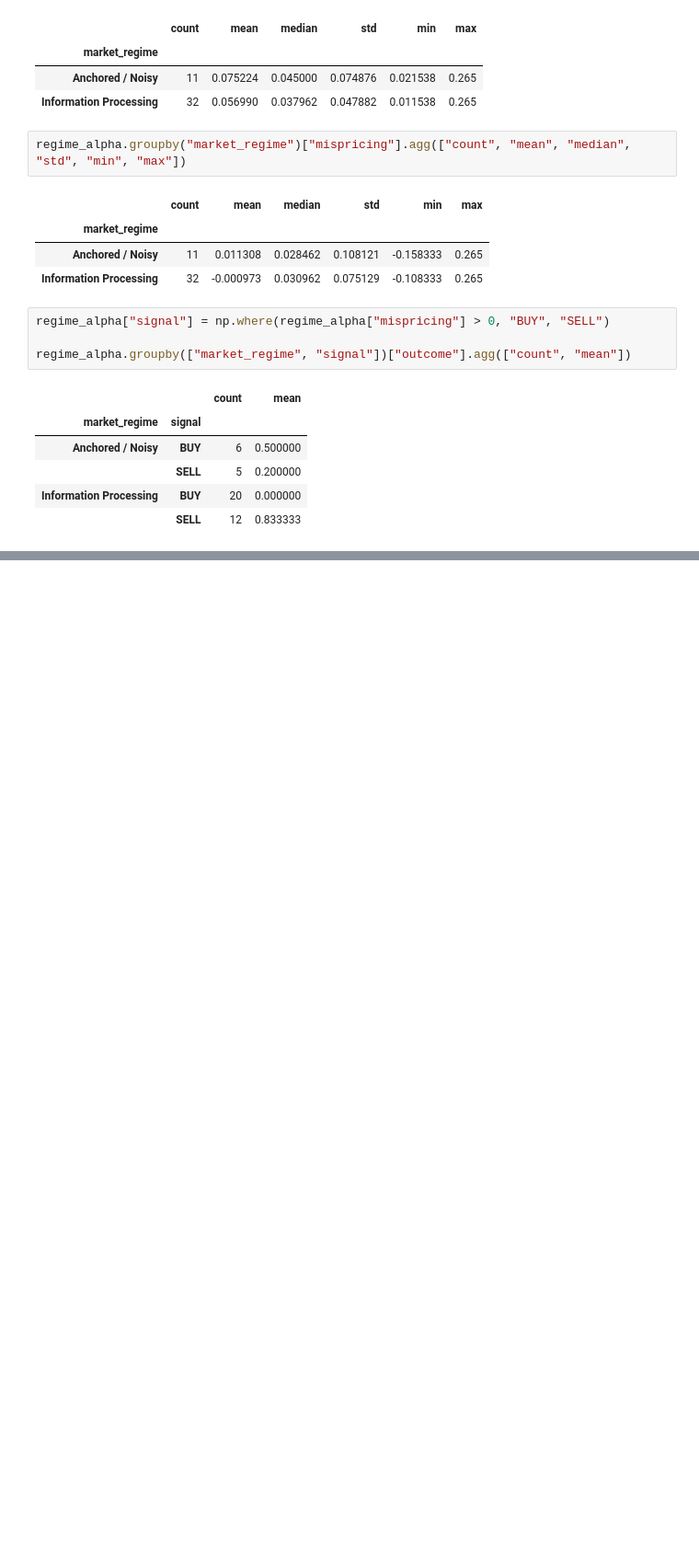
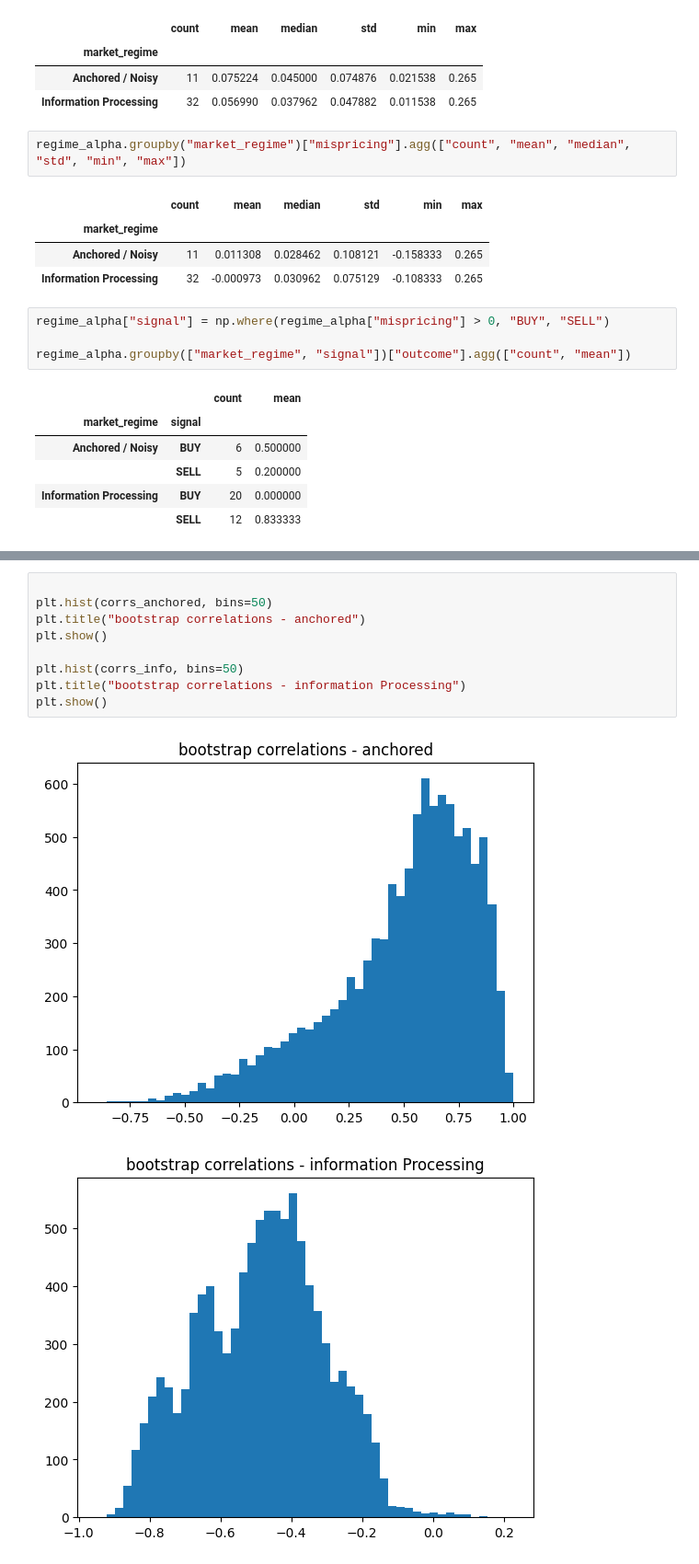
Before and after one commit to ADRIANVM117/data-science-portfolio, a Jupyter notebook: v3_alpha_discovery/notebooks/01_Regime_Conditioned_Alpha_Setup.ipynb, the cells around one changed output, grey strips where cells are left out. Shown at 92% size. Saved outputs shown, nothing was run; the diff lists cells and outputs as text; blank space fills up the shorter version.

```diff
--- a/v3_alpha_discovery/notebooks/01_Regime_Conditioned_Alpha_Setup.ipynb
+++ b/v3_alpha_discovery/notebooks/01_Regime_Conditioned_Alpha_Setup.ipynb
@@ -231,0 +384,12 @@ regime_alpha.groupby(["market_regime", "signal"])["outcome"].agg(["count", "mean
+# %%
+
+plt.hist(corrs_anchored, bins=50)
+plt.title("bootstrap correlations - anchored")
+plt.show()
+
+plt.hist(corrs_info, bins=50)
+plt.title("bootstrap correlations - information Processing")
+plt.show()
+# %% [output]
+[figure, added]
+[figure, added]
```
Also changed, not shown: parts of 18 cells of this notebook, 1 other file.
